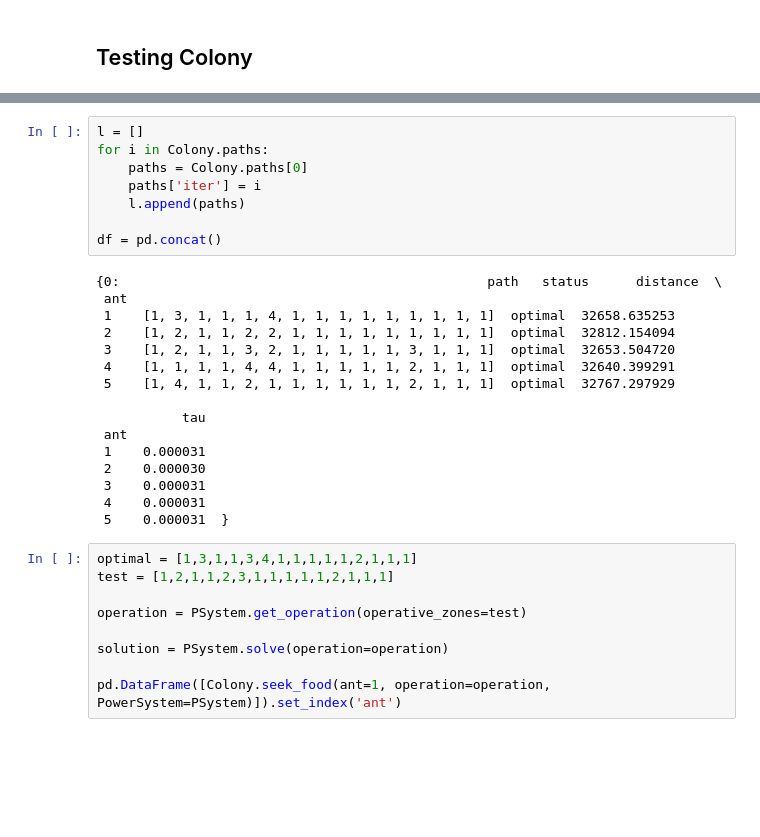
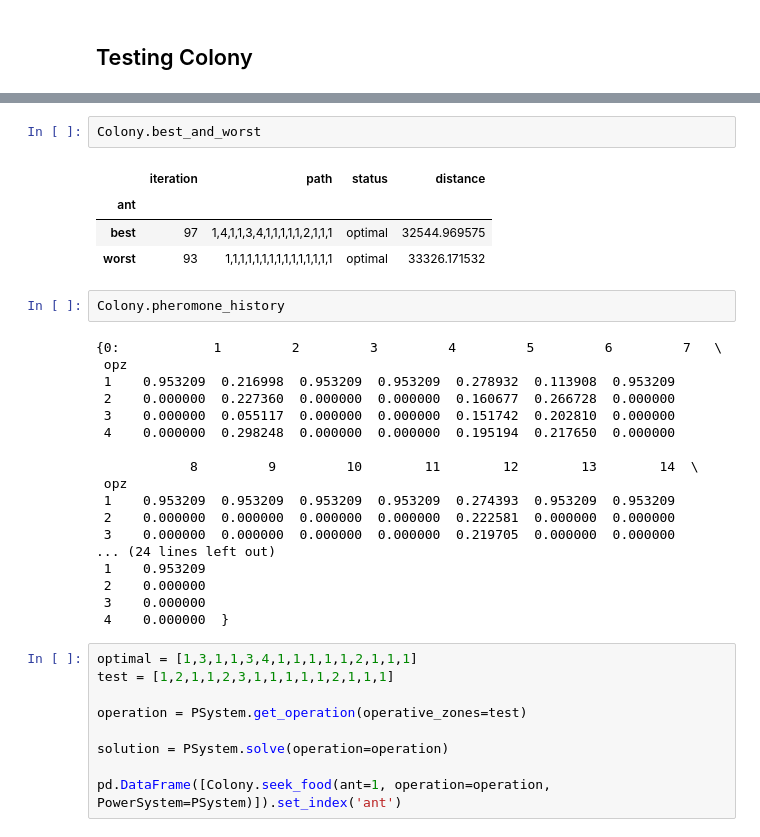
Before and after one commit to ettoreaquino/acopoweropt, a Jupyter notebook: notebooks/Notebook.ipynb, the cells around one changed output, grey strips where cells are left out. Cells and saved outputs as stored; diff of their text form; blank space fills up the shorter version.

```diff
--- a/notebooks/Notebook.ipynb
+++ b/notebooks/Notebook.ipynb
@@ -124,27 +106,30 @@ solution = solution.to_frame().T
-# %%
-l = []
-for i in Colony.paths:
-    paths = Colony.paths[0]
-    paths['iter'] = i
-    l.append(paths)
-
-df = pd.concat()
-# %% [output]
-{0:                                               path   status      distance  \
- ant
- 1    [1, 3, 1, 1, 1, 4, 1, 1, 1, 1, 1, 1, 1, 1, 1]  optimal  32658.635253
- 2    [1, 2, 1, 1, 2, 2, 1, 1, 1, 1, 1, 1, 1, 1, 1]  optimal  32812.154094
- 3    [1, 2, 1, 1, 3, 2, 1, 1, 1, 1, 1, 3, 1, 1, 1]  optimal  32653.504720
- 4    [1, 1, 1, 1, 4, 4, 1, 1, 1, 1, 1, 2, 1, 1, 1]  optimal  32640.399291
- 5    [1, 4, 1, 1, 2, 1, 1, 1, 1, 1, 1, 2, 1, 1, 1]  optimal  32767.297929
-
-           tau
- ant
- 1    0.000031
- 2    0.000030
- 3    0.000031
- 4    0.000031
- 5    0.000031  }
+# %%
+Colony.best_and_worst
+# %% [output]
+|  | iteration | path | status | distance |
+| ant |  |  |  |  |
+| best | 97 | 1,4,1,1,3,4,1,1,1,1,1,2,1,1,1 | optimal | 32544.969575 |
+| worst | 93 | 1,1,1,1,1,1,1,1,1,1,1,1,1,1,1 | optimal | 33326.171532 |
+# %%
+Colony.pheromone_history
+# %% [output]
+{0:            1         2         3         4         5         6         7   \
+ opz
+ 1    0.953209  0.216998  0.953209  0.953209  0.278932  0.113908  0.953209
+ 2    0.000000  0.227360  0.000000  0.000000  0.160677  0.266728  0.000000
+ 3    0.000000  0.055117  0.000000  0.000000  0.151742  0.202810  0.000000
+ 4    0.000000  0.298248  0.000000  0.000000  0.195194  0.217650  0.000000
+
+            8         9         10        11        12        13        14  \
+ opz
+ 1    0.953209  0.953209  0.953209  0.953209  0.274393  0.953209  0.953209
+ 2    0.000000  0.000000  0.000000  0.000000  0.222581  0.000000  0.000000
+ 3    0.000000  0.000000  0.000000  0.000000  0.219705  0.000000  0.000000
+... (24 lines left out)
+ 1    0.953209
+ 2    0.000000
+ 3    0.000000
+ 4    0.000000  }
 # %%
 optimal = [1,3,1,1,3,4,1,1,1,1,1,2,1,1,1]
 test = [1,2,1,1,2,3,1,1,1,1,1,2,1,1,1]
```
Also changed, not shown: parts of 4 cells of this notebook, 2 other files.
